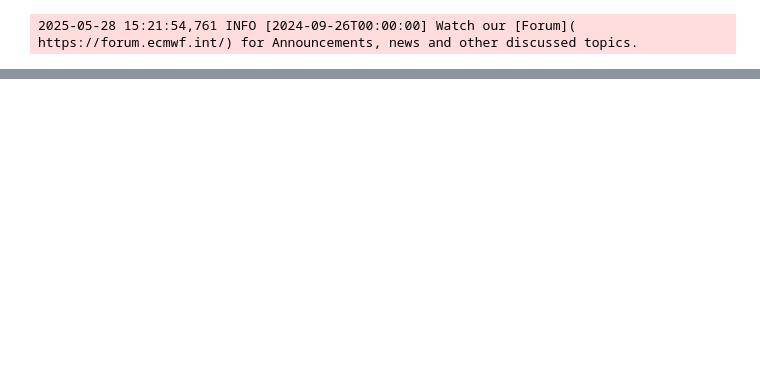
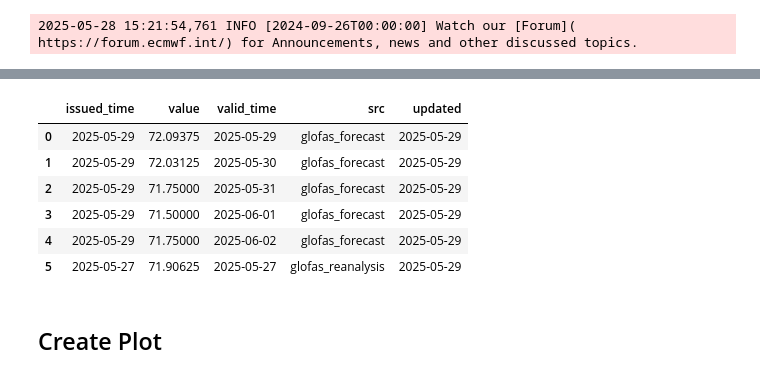
Before and after one commit to OCHA-DAP/ds-aa-nga-flooding, a Jupyter notebook: exploration/get_glofas.ipynb, the cells around one changed output, grey strips where cells are left out. Cells and saved outputs as stored; diff of their text form; code cells hidden in the pictures; blank space fills up the shorter version.

```diff
--- a/exploration/get_glofas.ipynb
+++ b/exploration/get_glofas.ipynb
@@ -165,0 +289,12 @@ plt.tight_layout()
+# %%
+df_glofas
+# %% [output]
+|  | issued_time | value | valid_time | src | updated |
+| 0 | 2025-05-29 | 72.09375 | 2025-05-29 | glofas_forecast | 2025-05-29 |
+| 1 | 2025-05-29 | 72.03125 | 2025-05-30 | glofas_forecast | 2025-05-29 |
+| 2 | 2025-05-29 | 71.75000 | 2025-05-31 | glofas_forecast | 2025-05-29 |
+| 3 | 2025-05-29 | 71.50000 | 2025-06-01 | glofas_forecast | 2025-05-29 |
+| 4 | 2025-05-29 | 71.75000 | 2025-06-02 | glofas_forecast | 2025-05-29 |
+| 5 | 2025-05-27 | 71.90625 | 2025-05-27 | glofas_reanalysis | 2025-05-29 |
+# %% [markdown]
+## Create Plot
```
Also changed, not shown: parts of 19 cells of this notebook.
